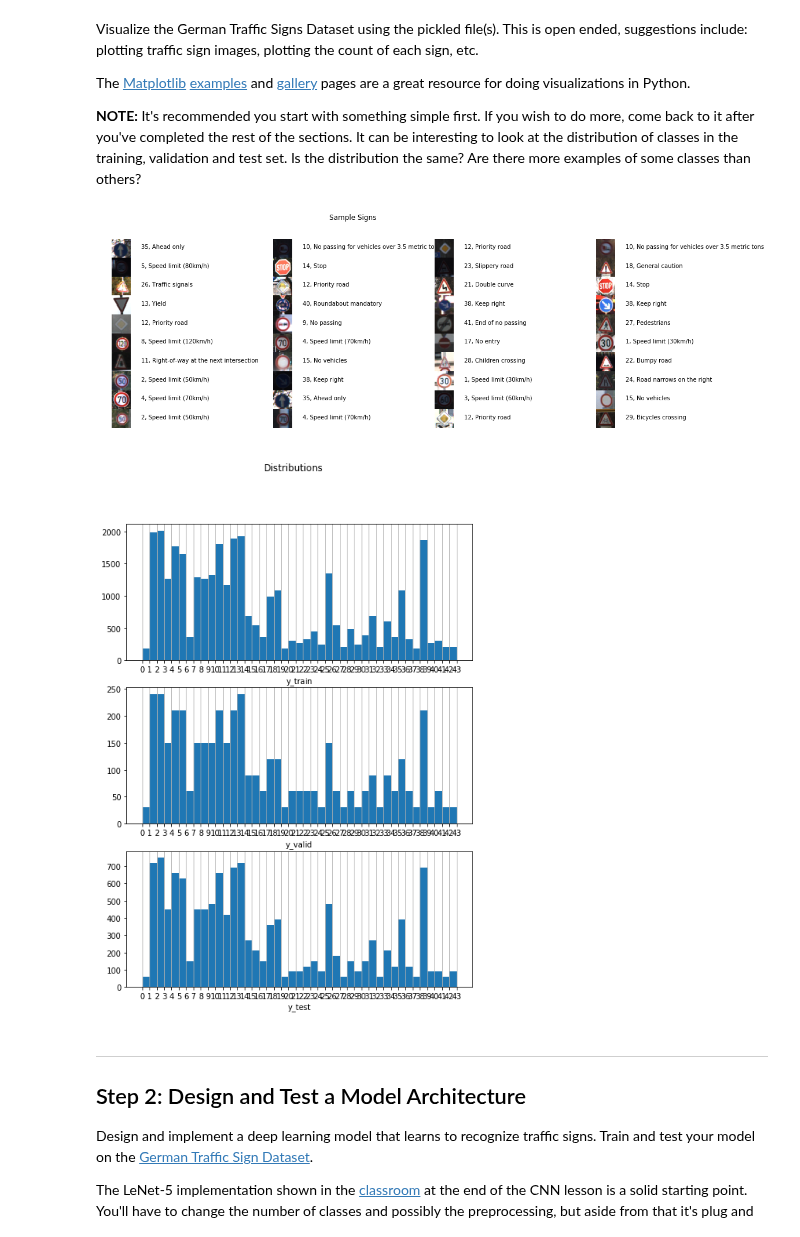
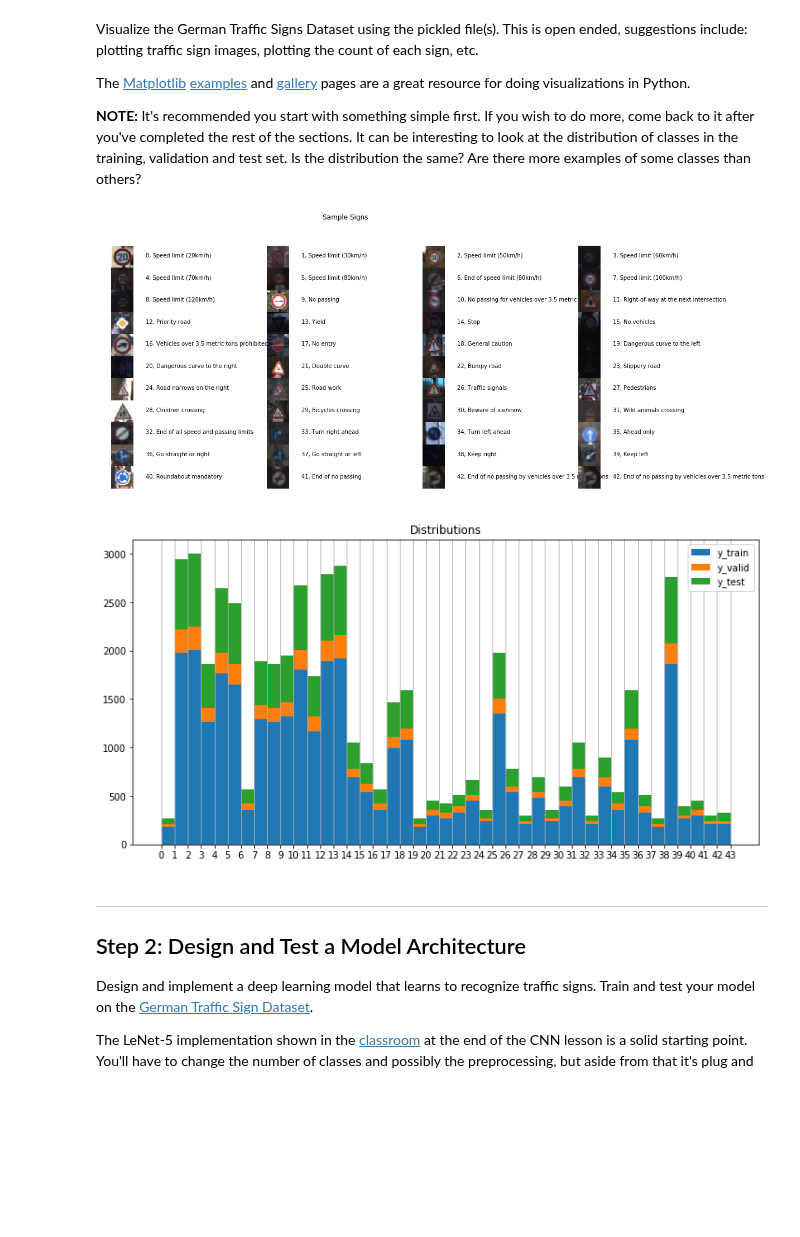
Before and after one commit to sandyleo26/CarND-Traffic-Sign-Classifier-Project, a Jupyter notebook: Traffic_Sign_Classifier.ipynb, the cells around one changed output. Drawn from its saved outputs; the diff is of its cells as text; code cells hidden in the pictures; blank space fills up the shorter version.

```diff
--- a/Traffic_Sign_Classifier.ipynb
+++ b/Traffic_Sign_Classifier.ipynb
@@ -115,34 +115,41 @@ import matplotlib.pyplot as plt
 import random
 # %%
 # plot sample signs
-indexes = random.sample(range(len(X_train)), 40)
-fig, axes = plt.subplots(10, 4, figsize=(20,6))
+d = dict()
+for i in range(len(y_train)):
+    if y_train[i] not in d:
+        d[y_train[i]] = i
+    if len(d) == n_classes:
+        break
+
+fig, axes = plt.subplots(11, 4, figsize=(20,8))
 fig.suptitle('Sample Signs')
-for index, ax in zip(indexes, axes.flat):
-    image = X_train[index].squeeze()
+for index, ax in zip(list(range(n_classes+1)), axes.flat):
+    if index >= n_classes:
+        index = n_classes-1
+    image = X_train[d[index]].squeeze()
     ax.imshow(image)
     #ax.set_title(index)
     ax.set_axis_off()
-    text = '{}, {}'.format(y_train[index], signdict[str(y_train[index])])
+    text = '{}, {}'.format(index, signdict[str(index)])
     ax.text(s=text, x=50, y=16)
 
 fig.subplots_adjust(wspace=0, hspace=0)
 plt.show()
 # %% [output]
-[figure, old version]
+[figure, new version]
 # %%
 # plot distributions
-fig, axes = plt.subplots(3, 1, figsize=(8, 11))
-data = {'y_train': y_train, 'y_valid': y_valid, 'y_test': y_test}
-fig.suptitle('Distributions')
-for key, ax in zip(data, axes):
-    ax.set_xlabel(key)
-    ax.hist(x=data[key], bins=list(range(0, 44)))
-    ax.grid(b=True, axis='x')
-    ax.set_xticks(list(range(0,44)))
+plt.figure(figsize=(12,6))
+plt.title("Distributions")
+plt.hist([y_train, y_valid, y_test], bins=list(range(0, 44)), stacked=True)
+data = ['y_train','y_valid','y_test']
+plt.grid(True, axis='x',)
+plt.legend(data)
+plt.xticks(list(range(0, 44)))
 plt.show()
 # %% [output]
-[figure, old version]
+[figure, new version]
 # %% [markdown]
 ----
 
```
Also changed, not shown: parts of 10 cells of this notebook.
